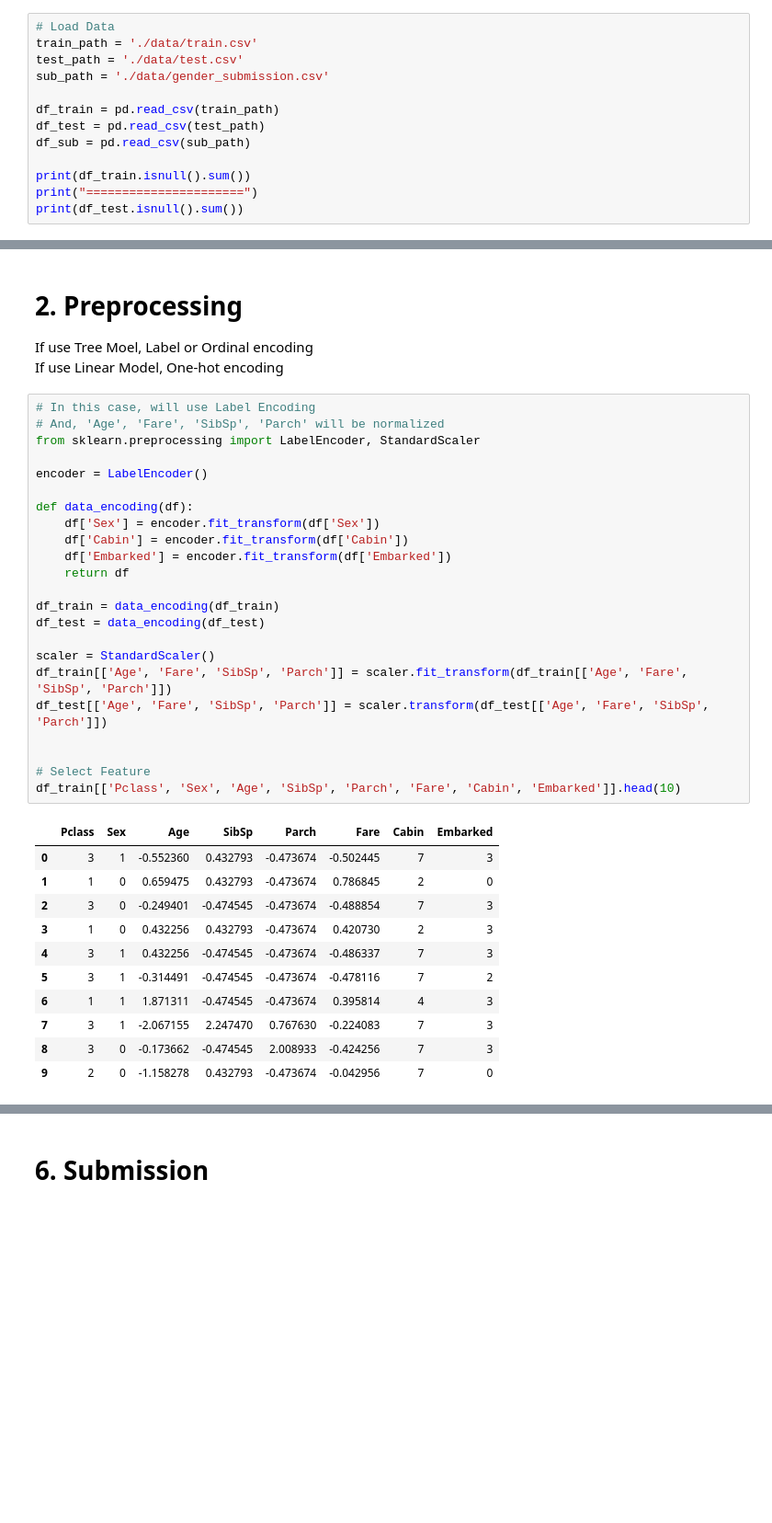
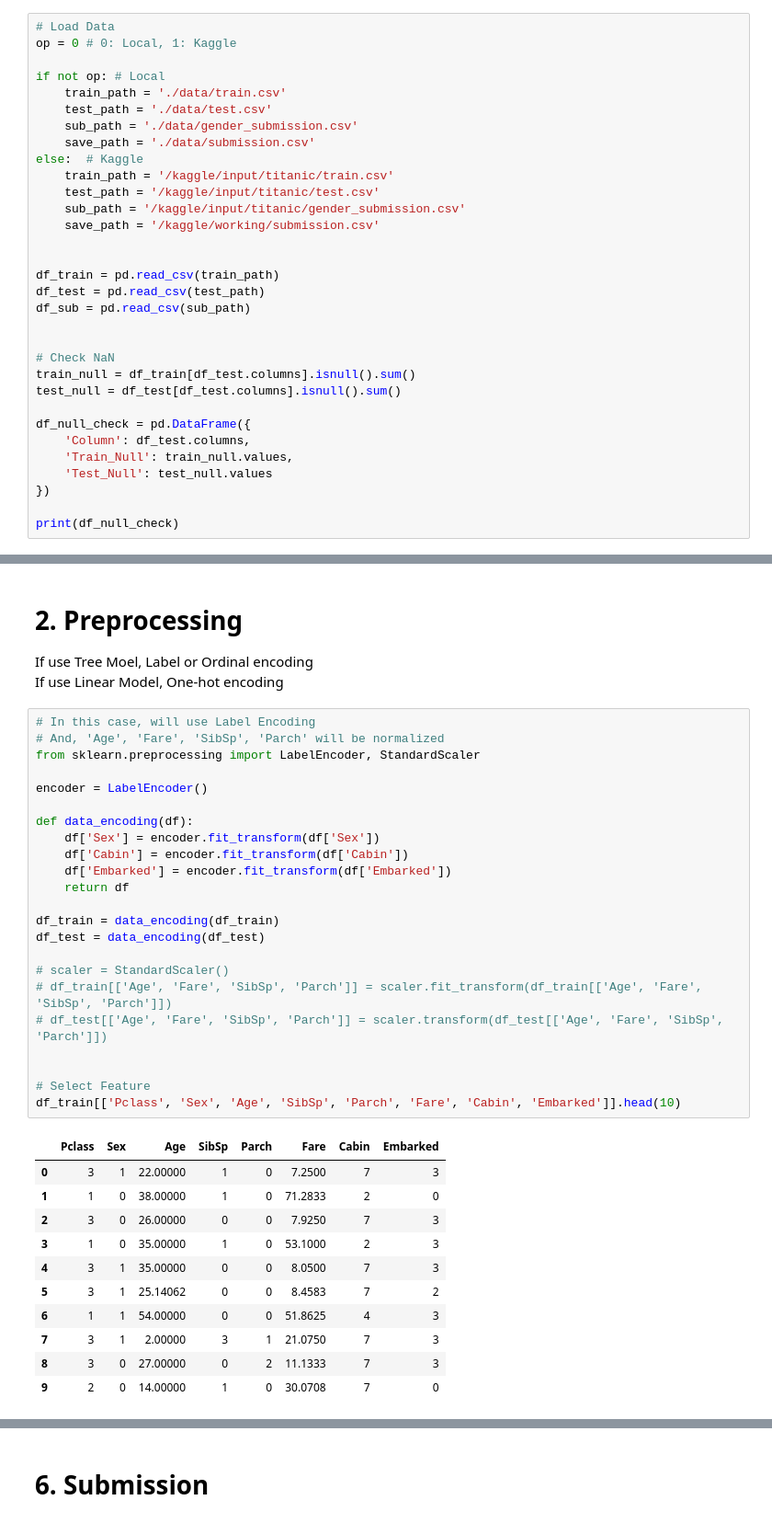
Before and after one commit to AndaCondaa/AI_Competition, a Jupyter notebook: Kaggle_Titanic/Titanic.ipynb, the cells around one changed output, grey strips where cells are left out. Shown at 92% size. Cells and saved outputs as stored; diff of their text form; blank space fills up the shorter version.

```diff
--- a/Kaggle_Titanic/Titanic.ipynb
+++ b/Kaggle_Titanic/Titanic.ipynb
@@ -8,15 +8,34 @@ warnings.filterwarnings('ignore')
 # 1. EDA
 # %%
 # Load Data
-train_path = './data/train.csv'
-test_path = './data/test.csv'
-sub_path = './data/gender_submission.csv'
+op = 0 # 0: Local, 1: Kaggle
+
+if not op: # Local
+    train_path = './data/train.csv'
+    test_path = './data/test.csv'
+    sub_path = './data/gender_submission.csv'
+    save_path = './data/submission.csv'
+else:  # Kaggle
+    train_path = '/kaggle/input/titanic/train.csv'
+    test_path = '/kaggle/input/titanic/test.csv'
+    sub_path = '/kaggle/input/titanic/gender_submission.csv'
+    save_path = '/kaggle/working/submission.csv'
+
 
 df_train = pd.read_csv(train_path)
 df_test = pd.read_csv(test_path)
 df_sub = pd.read_csv(sub_path)
 
-print(df_train.isnull().sum())
-print("======================")
-print(df_test.isnull().sum())
+
+# Check NaN
+train_null = df_train[df_test.columns].isnull().sum()
+test_null = df_test[df_test.columns].isnull().sum()
+
+df_null_check = pd.DataFrame({
+    'Column': df_test.columns,
+    'Train_Null': train_null.values,
+    'Test_Null': test_null.values
+})
+
+print(df_null_check)
 # %% [output]
@@ -114,36 +128,36 @@ If use Linear Model, One-hot encoding
 # %%
 # In this case, will use Label Encoding
 # And, 'Age', 'Fare', 'SibSp', 'Parch' will be normalized
 from sklearn.preprocessing import LabelEncoder, StandardScaler
 
 encoder = LabelEncoder()
 
 def data_encoding(df):
     df['Sex'] = encoder.fit_transform(df['Sex'])
     df['Cabin'] = encoder.fit_transform(df['Cabin'])
     df['Embarked'] = encoder.fit_transform(df['Embarked'])
     return df
 
 df_train = data_encoding(df_train)
 df_test = data_encoding(df_test)
 
-scaler = StandardScaler()
-df_train[['Age', 'Fare', 'SibSp', 'Parch']] = scaler.fit_transform(df_train[['Age', 'Fare', 'SibSp', 'Parch']])
-df_test[['Age', 'Fare', 'SibSp', 'Parch']] = scaler.transform(df_test[['Age', 'Fare', 'SibSp', 'Parch']])
+# scaler = StandardScaler()
+# df_train[['Age', 'Fare', 'SibSp', 'Parch']] = scaler.fit_transform(df_train[['Age', 'Fare', 'SibSp', 'Parch']])
+# df_test[['Age', 'Fare', 'SibSp', 'Parch']] = scaler.transform(df_test[['Age', 'Fare', 'SibSp', 'Parch']])
 
 
 # Select Feature
 df_train[['Pclass', 'Sex', 'Age', 'SibSp', 'Parch', 'Fare', 'Cabin', 'Embarked']].head(10)
 # %% [output]
 |  | Pclass | Sex | Age | SibSp | Parch | Fare | Cabin | Embarked |
-| 0 | 3 | 1 | -0.552360 | 0.432793 | -0.473674 | -0.502445 | 7 | 3 |
-| 1 | 1 | 0 | 0.659475 | 0.432793 | -0.473674 | 0.786845 | 2 | 0 |
-| 2 | 3 | 0 | -0.249401 | -0.474545 | -0.473674 | -0.488854 | 7 | 3 |
-| 3 | 1 | 0 | 0.432256 | 0.432793 | -0.473674 | 0.420730 | 2 | 3 |
-| 4 | 3 | 1 | 0.432256 | -0.474545 | -0.473674 | -0.486337 | 7 | 3 |
-| 5 | 3 | 1 | -0.314491 | -0.474545 | -0.473674 | -0.478116 | 7 | 2 |
-| 6 | 1 | 1 | 1.871311 | -0.474545 | -0.473674 | 0.395814 | 4 | 3 |
-| 7 | 3 | 1 | -2.067155 | 2.247470 | 0.767630 | -0.224083 | 7 | 3 |
-| 8 | 3 | 0 | -0.173662 | -0.474545 | 2.008933 | -0.424256 | 7 | 3 |
-| 9 | 2 | 0 | -1.158278 | 0.432793 | -0.473674 | -0.042956 | 7 | 0 |
+| 0 | 3 | 1 | 22.00000 | 1 | 0 | 7.2500 | 7 | 3 |
+| 1 | 1 | 0 | 38.00000 | 1 | 0 | 71.2833 | 2 | 0 |
+| 2 | 3 | 0 | 26.00000 | 0 | 0 | 7.9250 | 7 | 3 |
+| 3 | 1 | 0 | 35.00000 | 1 | 0 | 53.1000 | 2 | 3 |
+| 4 | 3 | 1 | 35.00000 | 0 | 0 | 8.0500 | 7 | 3 |
+| 5 | 3 | 1 | 25.14062 | 0 | 0 | 8.4583 | 7 | 2 |
+| 6 | 1 | 1 | 54.00000 | 0 | 0 | 51.8625 | 4 | 3 |
+| 7 | 3 | 1 | 2.00000 | 3 | 1 | 21.0750 | 7 | 3 |
+| 8 | 3 | 0 | 27.00000 | 0 | 2 | 11.1333 | 7 | 3 |
+| 9 | 2 | 0 | 14.00000 | 1 | 0 | 30.0708 | 7 | 0 |
 # %% [markdown]
```
Also changed, not shown: parts of 25 cells of this notebook, 1 other file.
